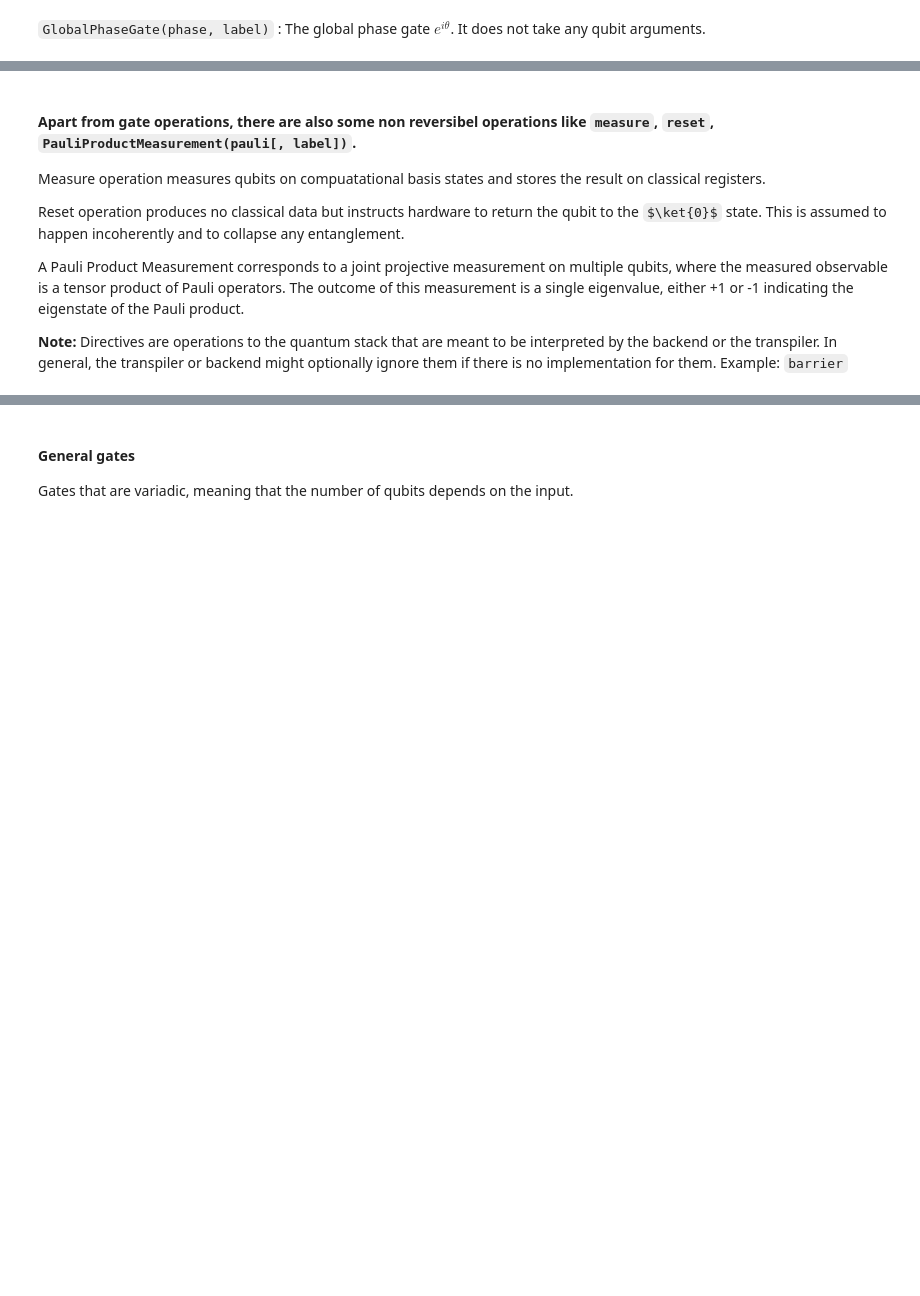
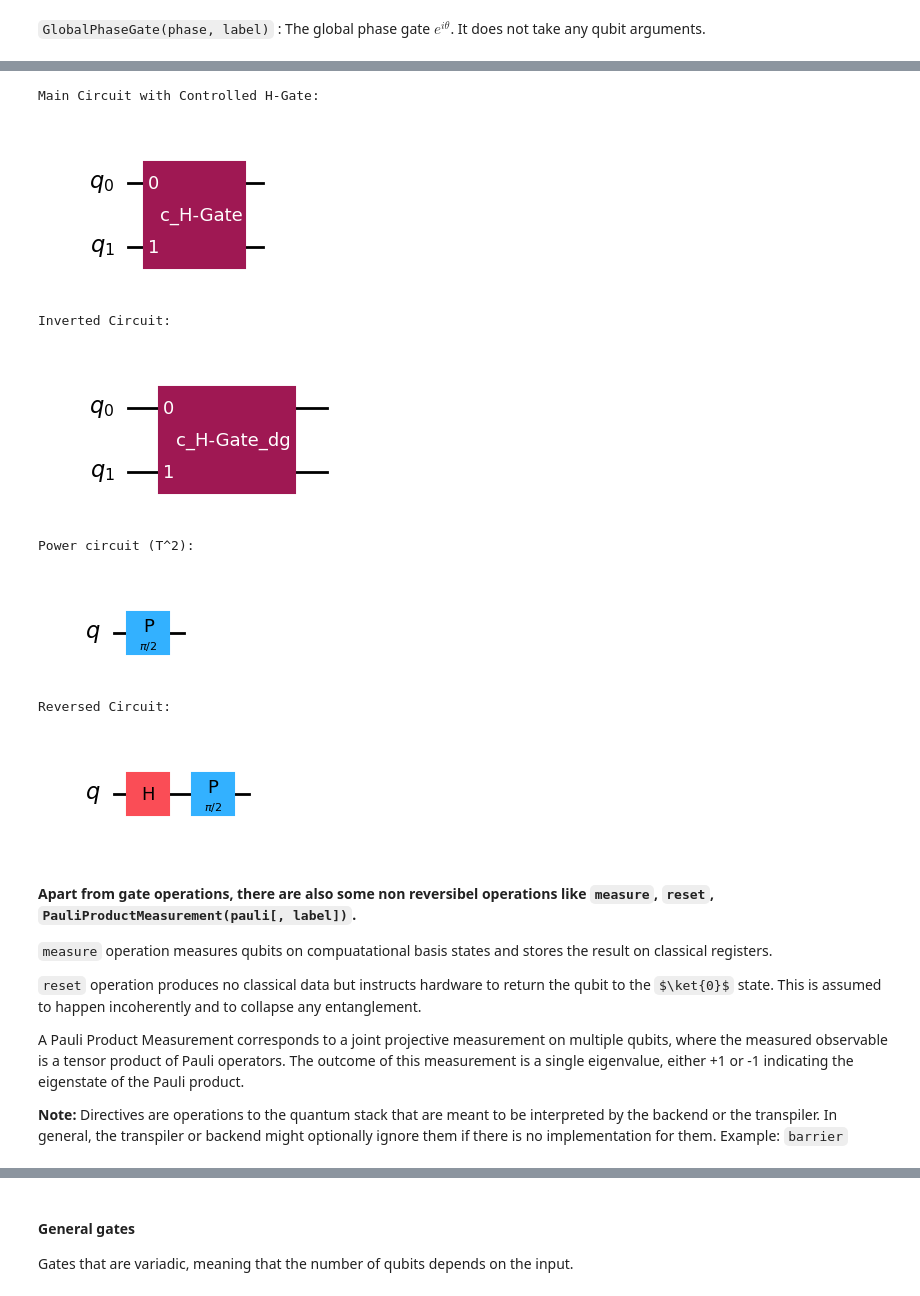
Before and after one commit to virajd98/qiskit-dev-cert-lab, a Jupyter notebook: section_1_quantum_operations/notebooks/Viraj.ipynb, the cells around one changed output, grey strips where cells are left out. Cells and saved outputs as stored; diff of their text form; code cells hidden in the pictures; some formulas as TeX source; blank space fills up the shorter version.

```diff
--- a/section_1_quantum_operations/notebooks/Viraj.ipynb
+++ b/section_1_quantum_operations/notebooks/Viraj.ipynb
@@ -651,9 +946,57 @@ print(type(cx_object))
+# %%
+from qiskit import QuantumCircuit
+from qiskit.circuit.library import TGate
+
+# Create a simple circuit for a single H-gate
+qc_h = QuantumCircuit(1, name='H-Gate')
+qc_h.h(0)
+
+# Add one control qubit to the H-gate circuit
+# The original qubit (0) becomes the target (now on wire 1)
+# The new control is on wire 0
+controlled_h_gate = qc_h.control(1)
+
+# You can now use this new gate in another circuit
+main_qc = QuantumCircuit(2)
+main_qc.append(controlled_h_gate, [0, 1])
+print("Main Circuit with Controlled H-Gate:")
+display(main_qc.draw('mpl'))
+
+
+# Now, compute the inverse
+qc_inv = main_qc.inverse()
+
+print("\nInverted Circuit:")
+display(qc_inv.draw('mpl'))
+
+# Create a circuit with a single T-gate
+qc = QuantumCircuit(1)
+qc.append(TGate().power(2), [0])
+
+# The output diagram will show an S-gate (Phase Gate where theta=π/2), because T^2 = S
+print("Power circuit (T^2):")
+display(qc.draw('mpl'))
+
+qc.h(0)
+# Now, reverse the operations
+qc_rev = qc.reverse_ops()
+print("\nReversed Circuit:")
+display(qc_rev.draw('mpl')) # first h and then T^2, reverse order compared to the original circuit
+# %% [output]
+Main Circuit with Controlled H-Gate:
+[figure, added]
+Inverted Circuit:
+[figure, added]
+Power circuit (T^2):
+[figure, added]
+Reversed Circuit:
+[figure, added]
 # %% [markdown]
 #### Apart from gate operations, there are also some non reversibel operations like `measure`, `reset`, `PauliProductMeasurement(pauli[, label])`.
 
-Measure operation measures qubits on compuatational basis states and stores the result on classical registers.
+`measure` operation measures qubits on compuatational basis states and stores the result on classical registers.
 
-Reset operation produces no classical data but instructs hardware to return the qubit to the $\ket{0}$ state. This is assumed to happen incoherently and to collapse any entanglement.
+`reset` operation produces no classical data but instructs hardware to return the qubit to the $\ket{0}$ state. This is assumed to happen incoherently and to collapse any entanglement.
 
 A Pauli Product Measurement corresponds to a joint projective measurement on multiple qubits, where the measured observable is a tensor product of Pauli operators. The outcome of this measurement is a single eigenvalue, either +1 or -1 indicating the eigenstate of the Pauli product.
 
```
Also changed, not shown: parts of 37 cells of this notebook, 2 other files.
